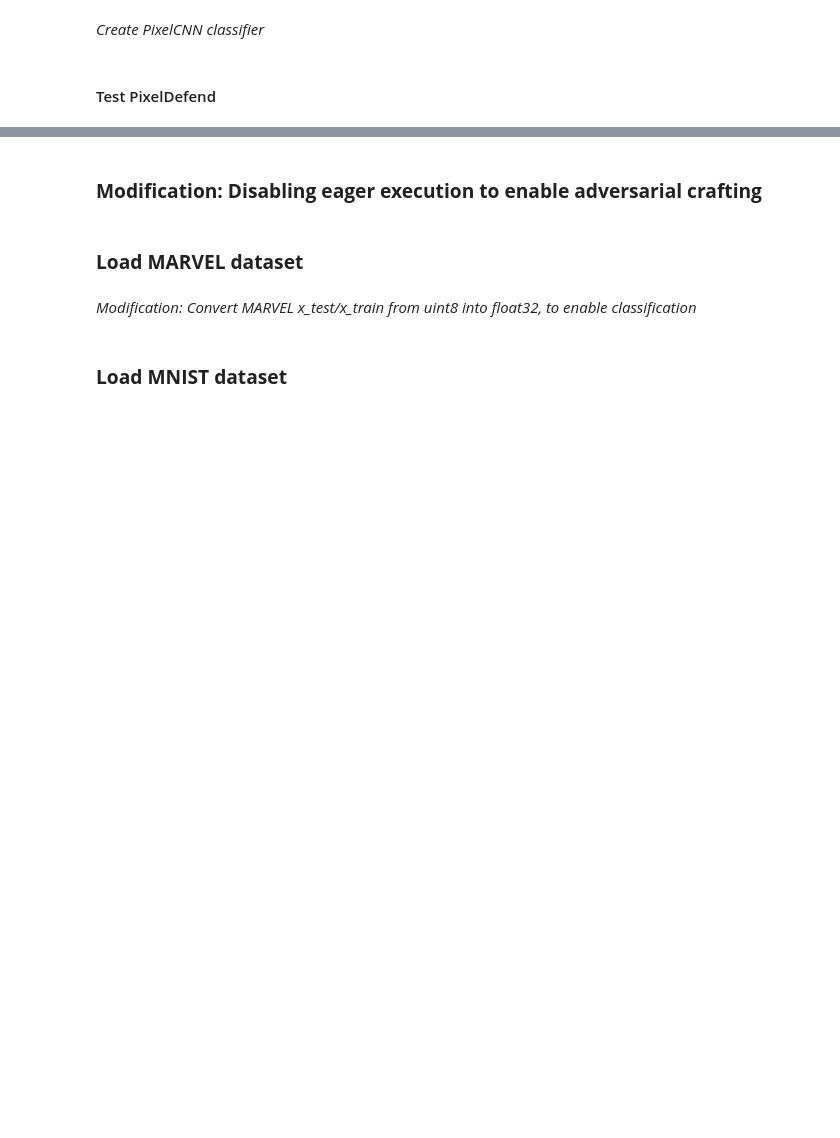
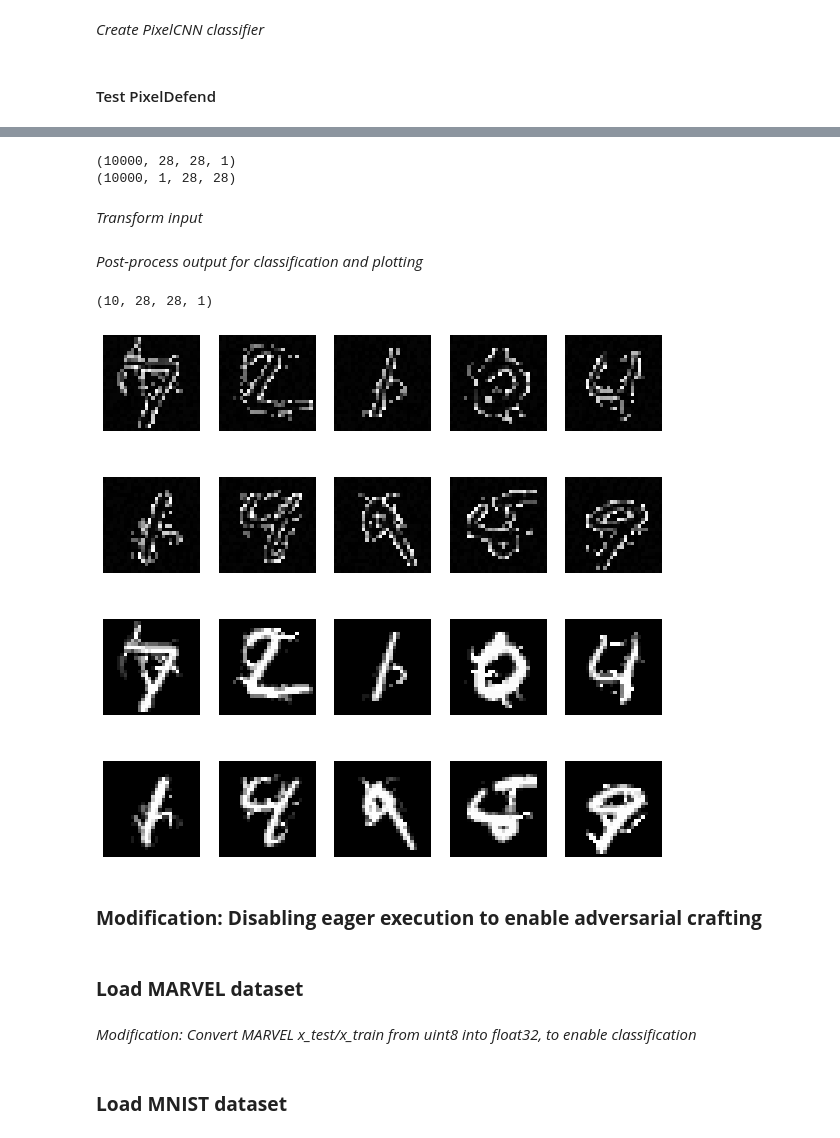
Before and after one commit to aydrienlaw/Adversarial-A.I., a Jupyter notebook: PixelDefend.ipynb, the cells around one changed output, grey strips where cells are left out. Saved outputs shown, nothing was run; the diff lists cells and outputs as text; code cells hidden in the pictures; blank space fills up the shorter version.

```diff
--- a/PixelDefend.ipynb
+++ b/PixelDefend.ipynb
@@ -138,9 +160,9 @@ AssertionError: Torch not compiled with CUDA enabled
 # %% [markdown]
 *Create PixelCNN classifier*
 # %%
-model = PixelCNN()
+# model = PixelCNN()
 loss_fn = nn.CrossEntropyLoss()
-optimizer = optim.Adam(model.parameters(), lr=1e-3)
+optimizer = optim.Adam(model.parameters(), lr=0.01)
 pixelcnn = PyTorchClassifier(
     model=model, loss=loss_fn, optimizer=optimizer, input_shape=(28, 28, 1), nb_classes=10, clip_values=(0, 1)
 )
@@ -152,16 +176,38 @@ x_test_adv = x_test_JSMA_MNIST
+# %%
+adv = np.transpose(x_test_adv, (0, -1, 1, 2))
+print(x_test_adv.shape)
+print(adv.shape)
+# %% [output]
+(10000, 28, 28, 1)
+(10000, 1, 28, 28)
+# %% [markdown]
+*Transform input*
 # %%
 defence = PixelDefend(eps=5, pixel_cnn=pixelcnn, verbose=True)
 # %%
-x_test_adv = x_test_adv.astype(np.float32)
-x_test_adv_pd = defence(x_test_adv*255)[0] / 255
+# x_test_adv = x_test_adv.astype(np.float32)
+x_test_adv_pd = defence(adv[0:10]*255)[0] / 255
+# %% [markdown]
+*Post-process output for classification and plotting*
+# %%
+x_test_adv_pd = np.transpose(x_test_adv_pd, (0, 2, -1, 1))
+print(x_test_adv_pd.shape)
+# %% [output]
+(10, 28, 28, 1)
 # %%
 # Plot images
 plt.figure(figsize=(10, 10))
 
-for i in range(5):
-    ax = plt.subplot(1,5,i+1)
+for i in range(10):
+    ax = plt.subplot(4,5,i+1)
     plt.imshow(x_test_adv_pd[i], cmap='gray')
     plt.axis("off")
+
+    ax = plt.subplot(4,5,i+11)
+    plt.imshow(x_test_adv[i], cmap='gray')
+    plt.axis("off")
+# %% [output]
+[figure, added]
 # %% [markdown]
 ### **Modification: Disabling eager execution to enable adversarial crafting**
 # %%
```
Also changed, not shown: parts of 46 cells of this notebook.
